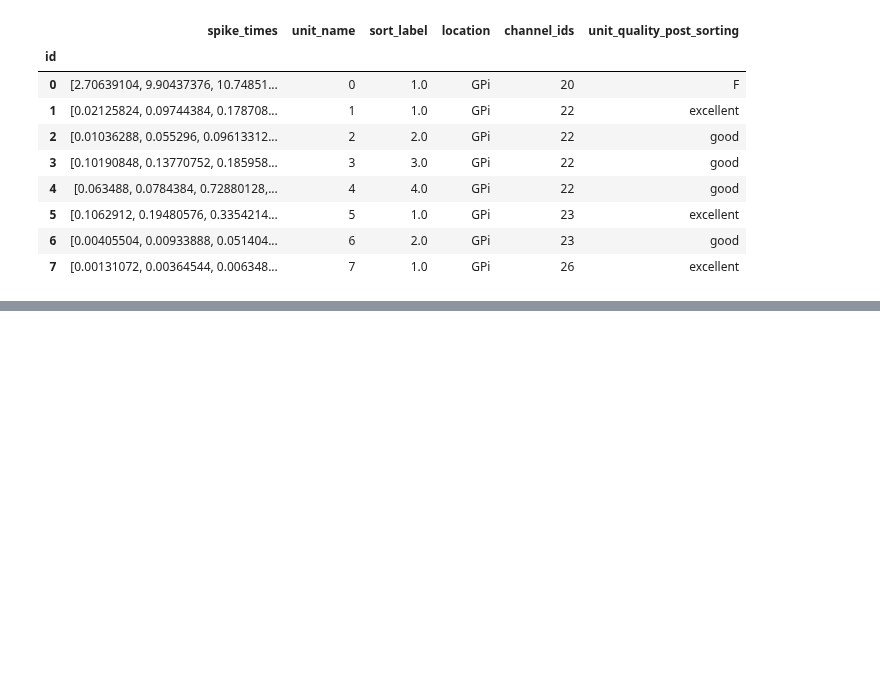
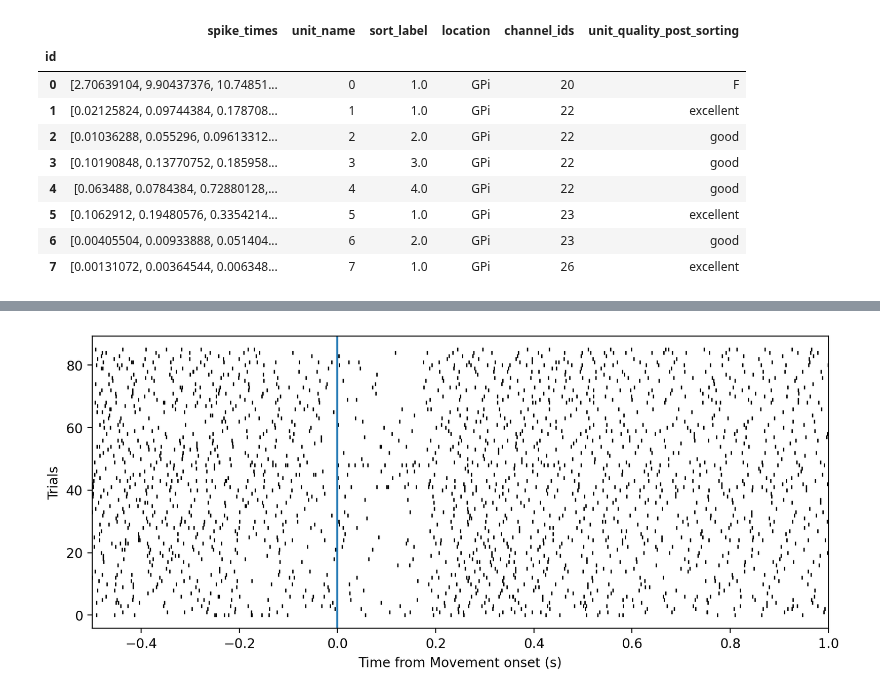
Before and after one commit to dandi/example-notebooks, a Jupyter notebook: 000947/TurnerLab/public_demo/000947_demo.ipynb, the cells around one changed output, grey strips where cells are left out. Saved outputs shown, nothing was run; the diff lists cells and outputs as text; code cells hidden in the pictures; blank space fills up the shorter version.

```diff
--- a/000947/TurnerLab/public_demo/000947_demo.ipynb
+++ b/000947/TurnerLab/public_demo/000947_demo.ipynb
@@ -391,0 +248,29 @@ We also use [Neurosift](https://github.com/flatironinstitute/neurosift), a platf
+# %%
+from matplotlib import pyplot as plt
+import pynapple as nap
+
+movement_onset_ts = nap.Ts(nwbfile.trials["movement_start_time"][:], time_units="s")
+spike_times_group = nap.TsGroup({unit_ind: nap.Ts(spikes) for unit_ind, spikes in enumerate(nwbfile.units["spike_times"])})
+
+perievent_histogram = nap.compute_perievent(
+    data=spike_times_group,
+    tref=movement_onset_ts,
+    minmax=(-0.5, 1),
+    time_unit="s",
+)
+
+fig, ax = plt.subplots(nrows=1, ncols=1, figsize=(10, 4), dpi=200)
+
+ax.plot(
+    perievent_histogram[4].to_tsd(),
+    "|",
+    color="black",
+    markersize=3,
+)
+plt.xlabel("Time from Movement onset (s)")
+plt.ylabel("Trials")
+plt.xlim(-0.5, 1)
+plt.axvline(0.0)
+plt.show()
+# %% [output]
+[figure, added]
```
Also changed, not shown: parts of 12 cells of this notebook.
